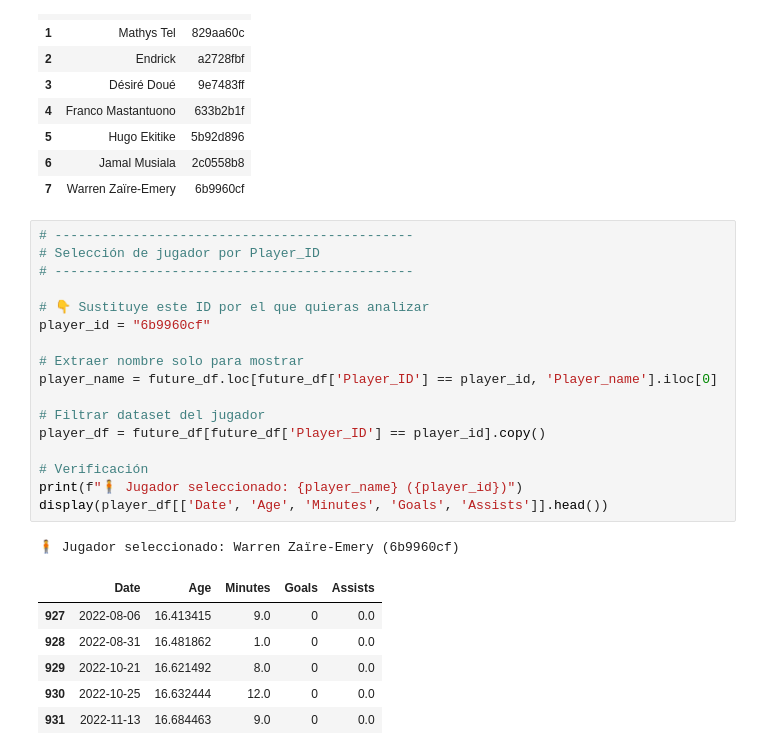
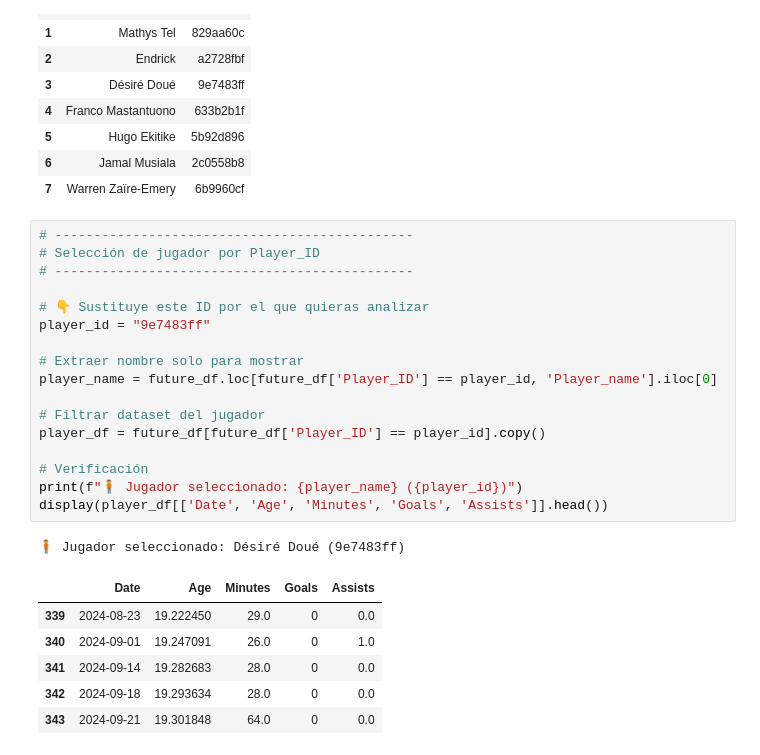
Before and after one commit to JuanmaCM7/Futpeak, a Jupyter notebook: notebooks/predict_young_players.ipynb, the cells around one changed output. Drawn from its saved outputs; the diff is of its cells as text.

```diff
--- a/notebooks/predict_young_players.ipynb
+++ b/notebooks/predict_young_players.ipynb
@@ -291,28 +291,28 @@ display(future_df[['Player_name', 'Player_ID']].drop_duplicates().reset_index(dr
 # %%
 # ----------------------------------------------
 # Selección de jugador por Player_ID
 # ----------------------------------------------
 
 # 👇 Sustituye este ID por el que quieras analizar
-player_id = "6b9960cf"
+player_id = "9e7483ff"
 
 # Extraer nombre solo para mostrar
 player_name = future_df.loc[future_df['Player_ID'] == player_id, 'Player_name'].iloc[0]
 
 # Filtrar dataset del jugador
 player_df = future_df[future_df['Player_ID'] == player_id].copy()
 
 # Verificación
 print(f"🧍 Jugador seleccionado: {player_name} ({player_id})")
 display(player_df[['Date', 'Age', 'Minutes', 'Goals', 'Assists']].head())
 # %% [output]
-🧍 Jugador seleccionado: Warren Zaïre-Emery (6b9960cf)
+🧍 Jugador seleccionado: Désiré Doué (9e7483ff)
 |  | Date | Age | Minutes | Goals | Assists |
-| 927 | 2022-08-06 | 16.413415 | 9.0 | 0 | 0.0 |
-| 928 | 2022-08-31 | 16.481862 | 1.0 | 0 | 0.0 |
-| 929 | 2022-10-21 | 16.621492 | 8.0 | 0 | 0.0 |
-| 930 | 2022-10-25 | 16.632444 | 12.0 | 0 | 0.0 |
-| 931 | 2022-11-13 | 16.684463 | 9.0 | 0 | 0.0 |
+| 339 | 2024-08-23 | 19.222450 | 29.0 | 0 | 0.0 |
+| 340 | 2024-09-01 | 19.247091 | 26.0 | 0 | 1.0 |
+| 341 | 2024-09-14 | 19.282683 | 28.0 | 0 | 0.0 |
+| 342 | 2024-09-18 | 19.293634 | 28.0 | 0 | 0.0 |
+| 343 | 2024-09-21 | 19.301848 | 64.0 | 0 | 0.0 |
 # %%
 # ----------------------------------------------
 # EDA básico del jugador seleccionado (sin rating)
```
Also changed, not shown: parts of 8 cells of this notebook, 12 other files.
